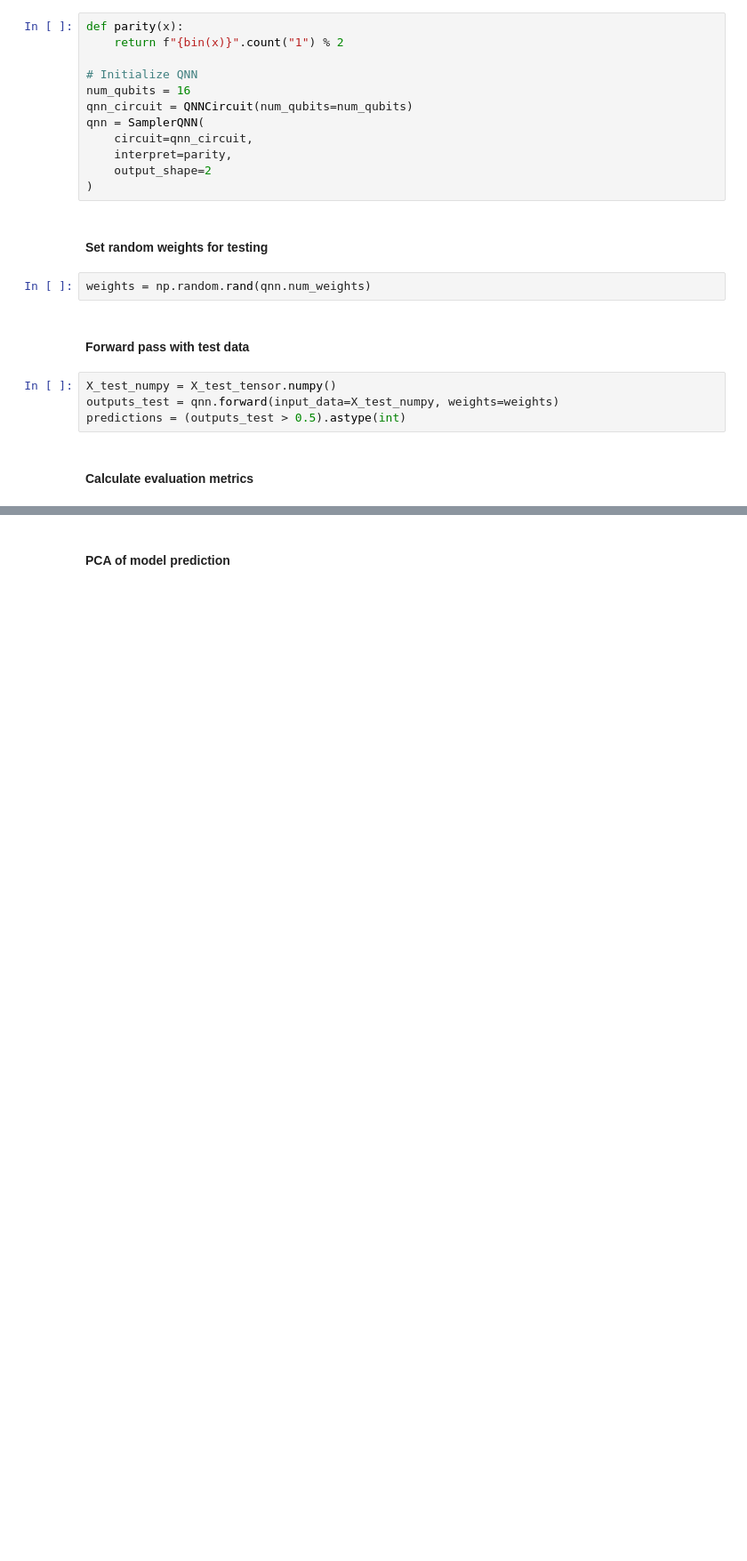
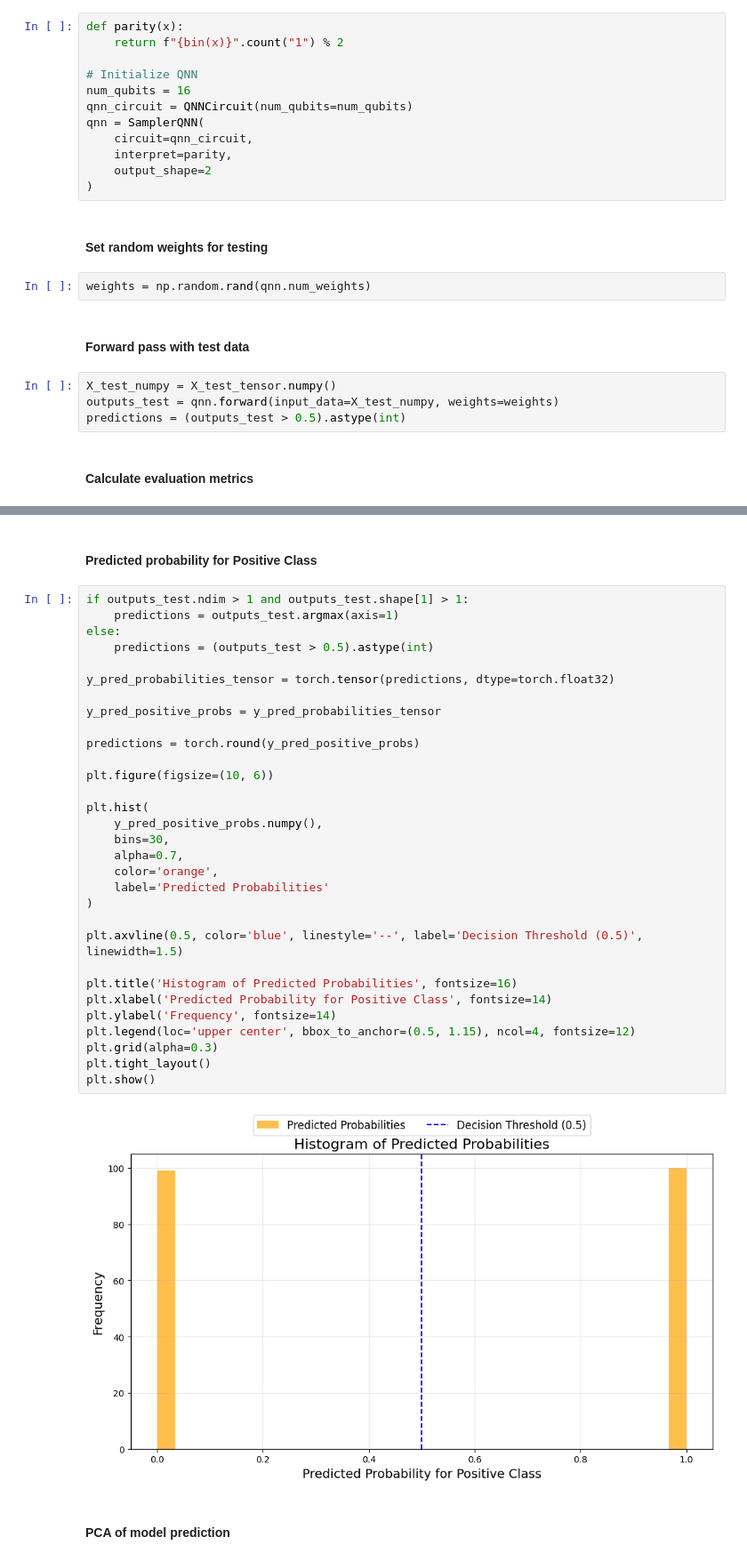
Before and after one commit to ketayon/PNEUMONIA_DETECTION, a Jupyter notebook: QNNCircuit_giskit_pneumonia_detection.ipynb, the cells around one changed output, grey strips where cells are left out. Shown at 89% size. Drawn from its saved outputs; the diff is of its cells as text; blank space fills up the shorter version.

```diff
--- a/QNNCircuit_giskit_pneumonia_detection.ipynb
+++ b/QNNCircuit_giskit_pneumonia_detection.ipynb
@@ -184,3 +264,38 @@ Confusion Matrix: [[118 116]
+# %% [markdown]
+#### Predicted probability for Positive Class
+# %%
+if outputs_test.ndim > 1 and outputs_test.shape[1] > 1:
+    predictions = outputs_test.argmax(axis=1)
+else:
+    predictions = (outputs_test > 0.5).astype(int)
+
+y_pred_probabilities_tensor = torch.tensor(predictions, dtype=torch.float32)
+
+y_pred_positive_probs = y_pred_probabilities_tensor
+
+predictions = torch.round(y_pred_positive_probs)
+
+plt.figure(figsize=(10, 6))
+
+plt.hist(
+    y_pred_positive_probs.numpy(),
+    bins=30,
+    alpha=0.7,
+    color='orange',
+    label='Predicted Probabilities'
+)
+
+plt.axvline(0.5, color='blue', linestyle='--', label='Decision Threshold (0.5)', linewidth=1.5)
+
+plt.title('Histogram of Predicted Probabilities', fontsize=16)
+plt.xlabel('Predicted Probability for Positive Class', fontsize=14)
+plt.ylabel('Frequency', fontsize=14)
+plt.legend(loc='upper center', bbox_to_anchor=(0.5, 1.15), ncol=4, fontsize=12)
+plt.grid(alpha=0.3)
+plt.tight_layout()
+plt.show()
+# %% [output]
+[figure, added]
 # %% [markdown]
 #### PCA of model prediction
 # %%
```
Also changed, not shown: parts of 24 cells of this notebook, 24 other files.
